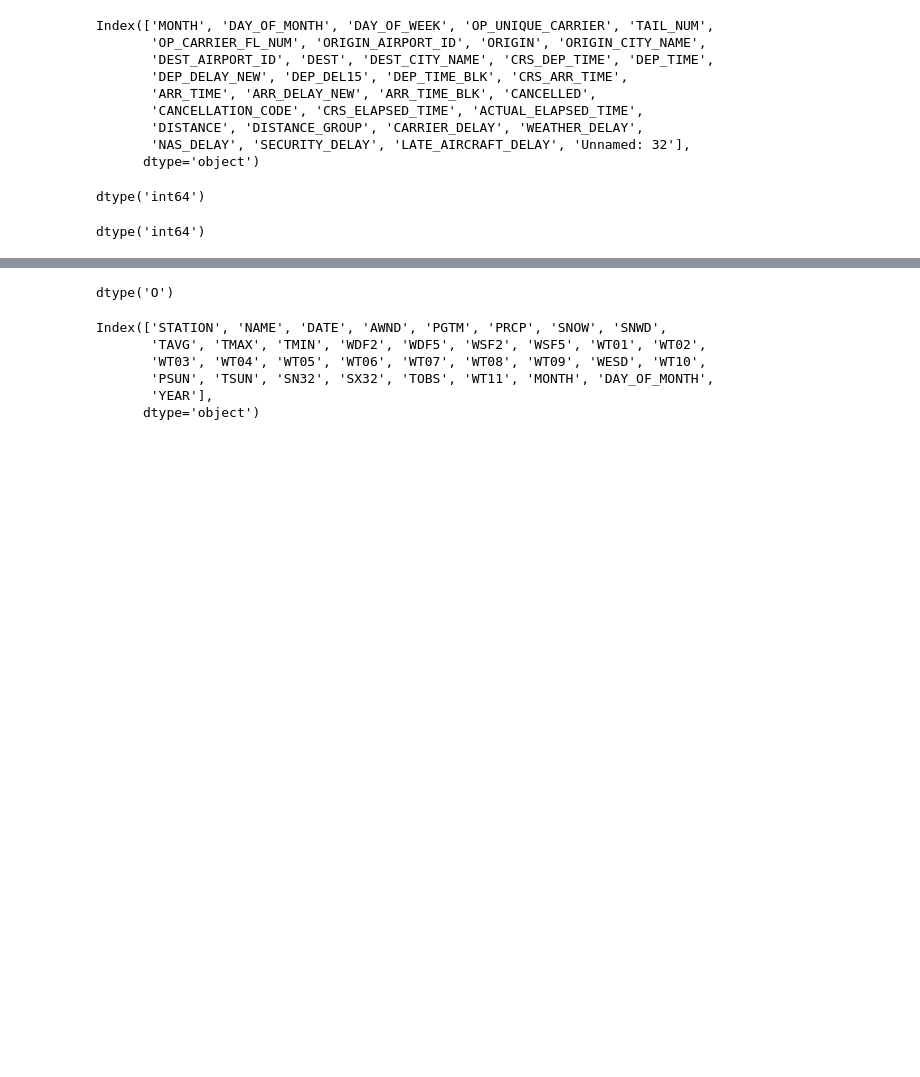
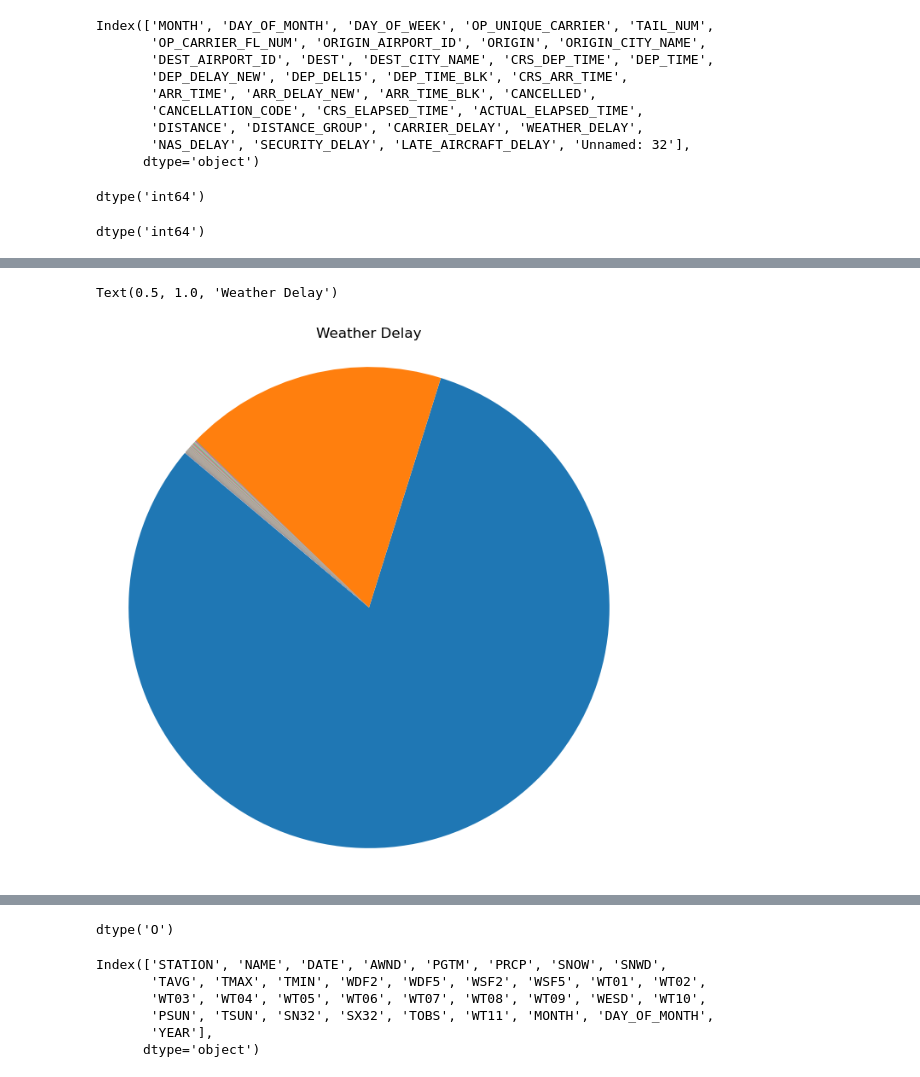
Before and after one commit to isJordy/airplane-weather, a Jupyter notebook: code.ipynb, the cells around one changed output, grey strips where cells are left out. Cells and saved outputs as stored; diff of their text form; code cells hidden in the pictures; blank space fills up the shorter version.

```diff
--- a/code.ipynb
+++ b/code.ipynb
@@ -55,0 +96,3 @@ dtype('int64')
+# %%
+unique_values_weather_delay= travel['WEATHER_DELAY'].value_counts(dropna=False)
+unique_values_weather_delay
@@ -55,0 +112,8 @@ dtype('int64')
+# %%
+plt.figure(figsize=(8, 8))
+plt.pie(unique_values_weather_delay, startangle=140)
+plt.axis('equal')  # Equal aspect ratio ensures that pie is drawn as a circle.
+plt.title('Weather Delay')
+# %% [output]
+Text(0.5, 1.0, 'Weather Delay')
+[figure, added]
```
Also changed, not shown: parts of 39 cells of this notebook, 2 other files.
